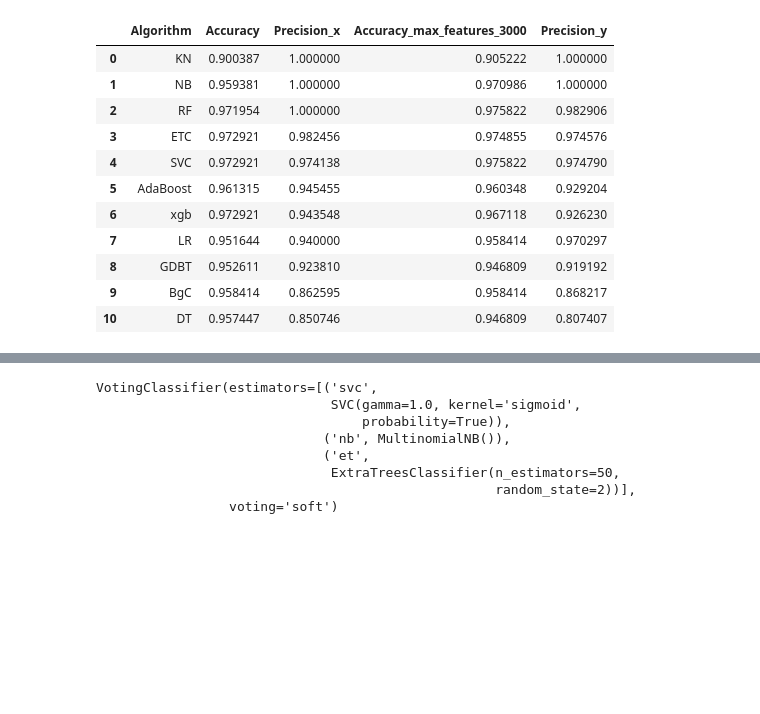
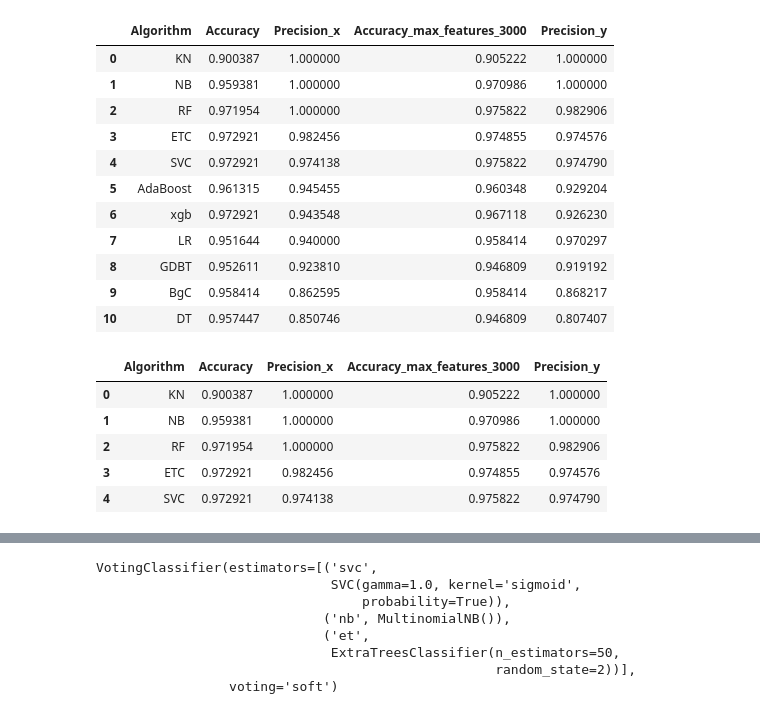
Before and after one commit to souravbiswas19/email-spam-classifier, a Jupyter notebook: sms-spam-detection.ipynb, the cells around one changed output, grey strips where cells are left out. Cells and saved outputs as stored; diff of their text form; code cells hidden in the pictures; blank space fills up the shorter version.

```diff
--- a/sms-spam-detection.ipynb
+++ b/sms-spam-detection.ipynb
@@ -623,6 +623,15 @@ new_df
 | 8 | GDBT | 0.952611 | 0.923810 | 0.946809 | 0.919192 |
 | 9 | BgC | 0.958414 | 0.862595 | 0.958414 | 0.868217 |
 | 10 | DT | 0.957447 | 0.850746 | 0.946809 | 0.807407 |
+# %%
+new_df.head(5)
+# %% [output]
+|  | Algorithm | Accuracy | Precision_x | Accuracy_max_features_3000 | Precision_y |
+| 0 | KN | 0.900387 | 1.000000 | 0.905222 | 1.000000 |
+| 1 | NB | 0.959381 | 1.000000 | 0.970986 | 1.000000 |
+| 2 | RF | 0.971954 | 1.000000 | 0.975822 | 0.982906 |
+| 3 | ETC | 0.972921 | 0.982456 | 0.974855 | 0.974576 |
+| 4 | SVC | 0.972921 | 0.974138 | 0.975822 | 0.974790 |
 # %%
 new_temp_df = pd.DataFrame({'Algorithm':clfs.keys(), 'Accuracy_scaling':accuracy_scores, 'Precision':precision_scores}).sort_values('Precision',ascending=False)
 # %%
```
